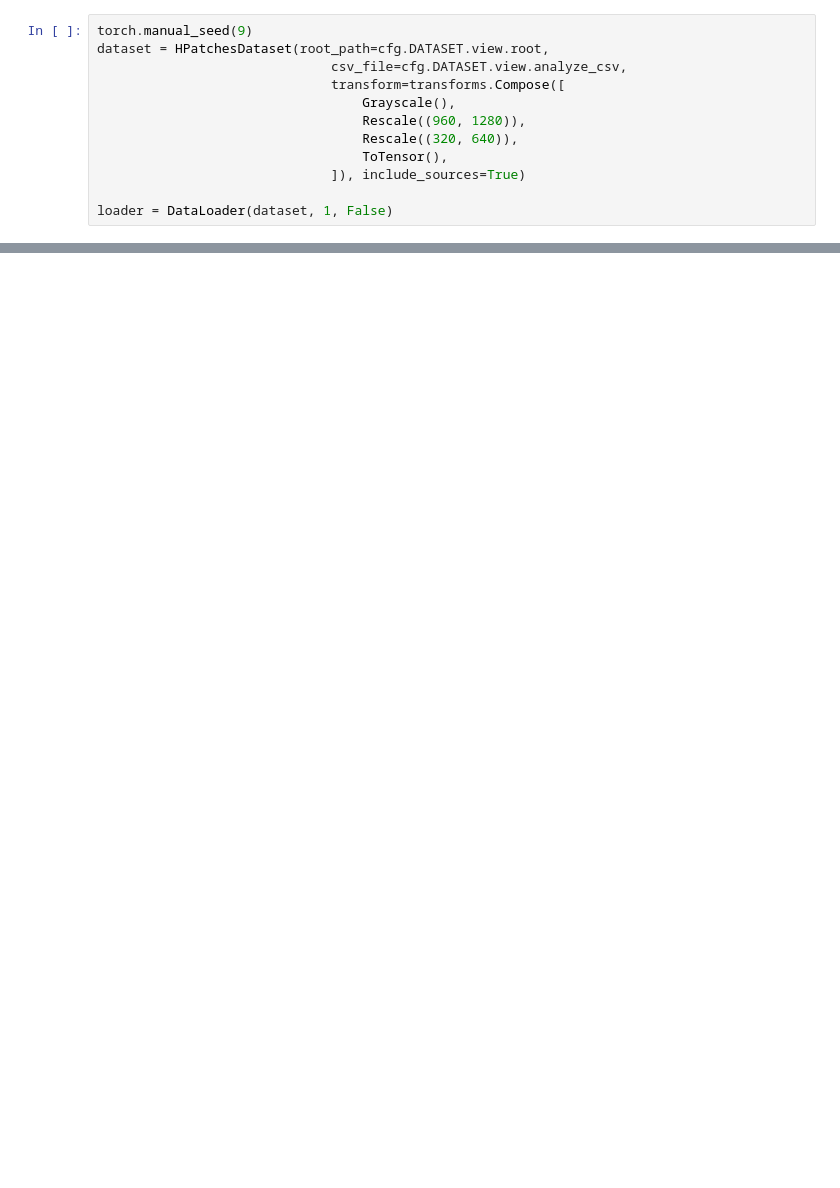
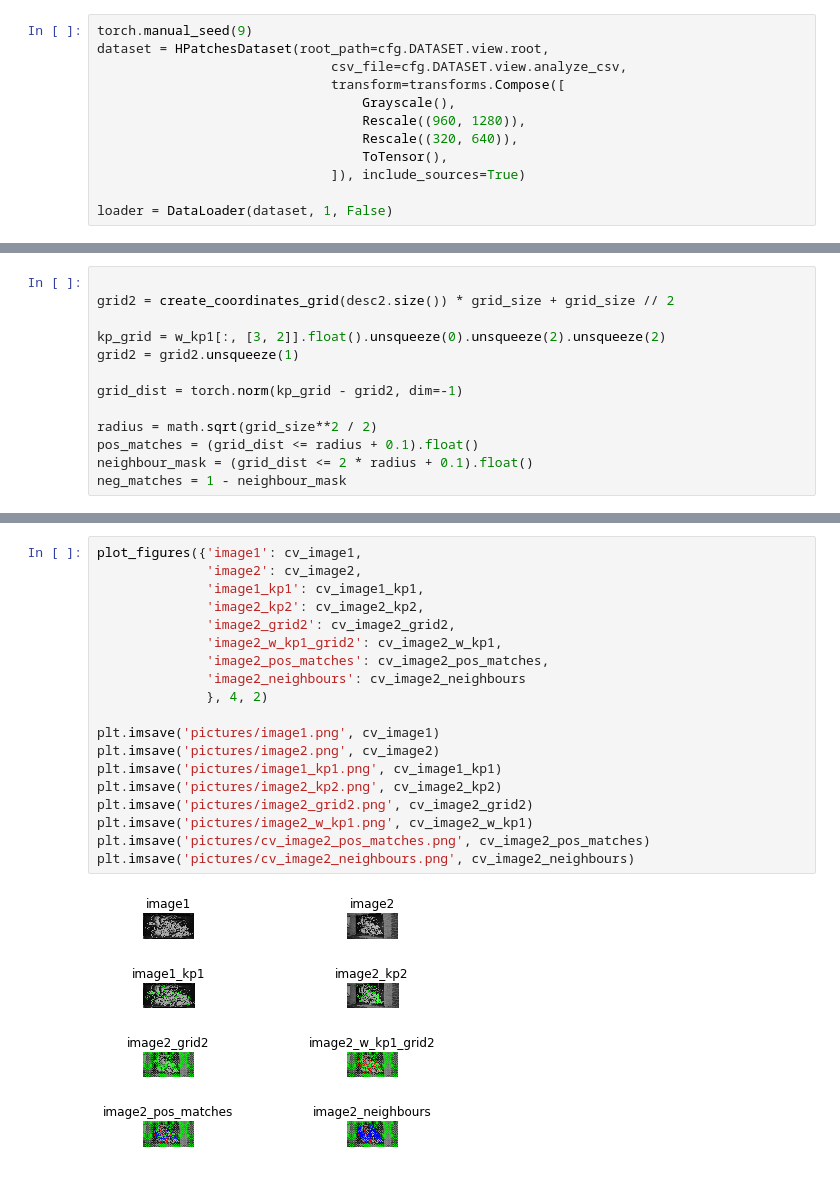
Before and after one commit to KonstantinPakulev/Summertime, a Jupyter notebook: Net/exp_env/homography_visualization.ipynb, the cells around one changed output, grey strips where cells are left out. Saved outputs shown, nothing was run; the diff lists cells and outputs as text; blank space fills up the shorter version.

```diff
--- a/Net/exp_env/homography_visualization.ipynb
+++ b/Net/exp_env/homography_visualization.ipynb
@@ -107,0 +126,13 @@ plt.imsave('kp2.png', kp2_show)
+# %%
+
+grid2 = create_coordinates_grid(desc2.size()) * grid_size + grid_size // 2
+
+kp_grid = w_kp1[:, [3, 2]].float().unsqueeze(0).unsqueeze(2).unsqueeze(2)
+grid2 = grid2.unsqueeze(1)
+
+grid_dist = torch.norm(kp_grid - grid2, dim=-1)
+
+radius = math.sqrt(grid_size**2 / 2)
+pos_matches = (grid_dist <= radius + 0.1).float()
+neighbour_mask = (grid_dist <= 2 * radius + 0.1).float()
+neg_matches = 1 - neighbour_mask
@@ -107,0 +177,21 @@ plt.imsave('kp2.png', kp2_show)
+# %%
+plot_figures({'image1': cv_image1,
+              'image2': cv_image2,
+              'image1_kp1': cv_image1_kp1,
+              'image2_kp2': cv_image2_kp2,
+              'image2_grid2': cv_image2_grid2,
+              'image2_w_kp1_grid2': cv_image2_w_kp1,
+              'image2_pos_matches': cv_image2_pos_matches,
+              'image2_neighbours': cv_image2_neighbours
+              }, 4, 2)
+
+plt.imsave('pictures/image1.png', cv_image1)
+plt.imsave('pictures/image2.png', cv_image2)
+plt.imsave('pictures/image1_kp1.png', cv_image1_kp1)
+plt.imsave('pictures/image2_kp2.png', cv_image2_kp2)
+plt.imsave('pictures/image2_grid2.png', cv_image2_grid2)
+plt.imsave('pictures/image2_w_kp1.png', cv_image2_w_kp1)
+plt.imsave('pictures/cv_image2_pos_matches.png', cv_image2_pos_matches)
+plt.imsave('pictures/cv_image2_neighbours.png', cv_image2_neighbours)
+# %% [output]
+[figure, added]
```
Also changed, not shown: parts of 11 cells of this notebook, 6 other files.
